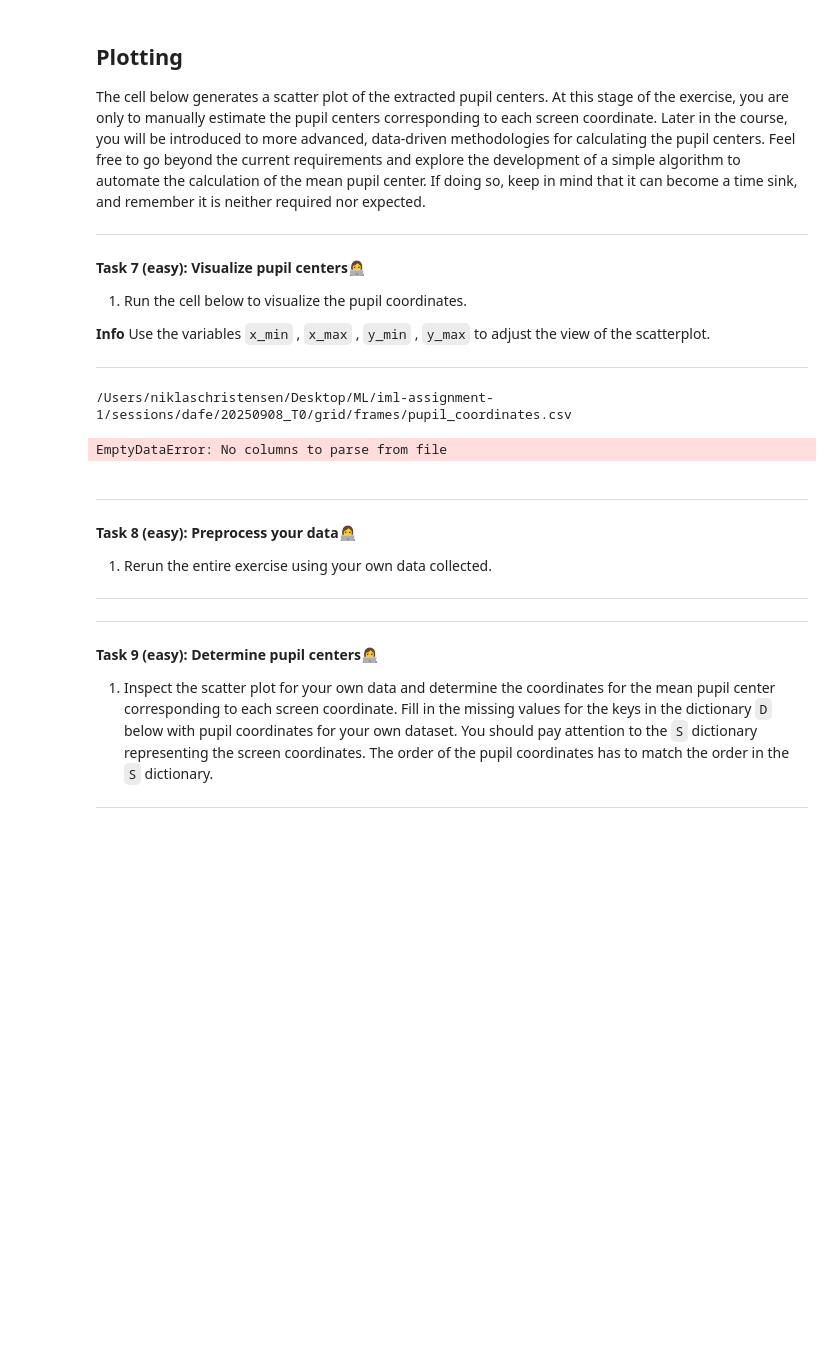
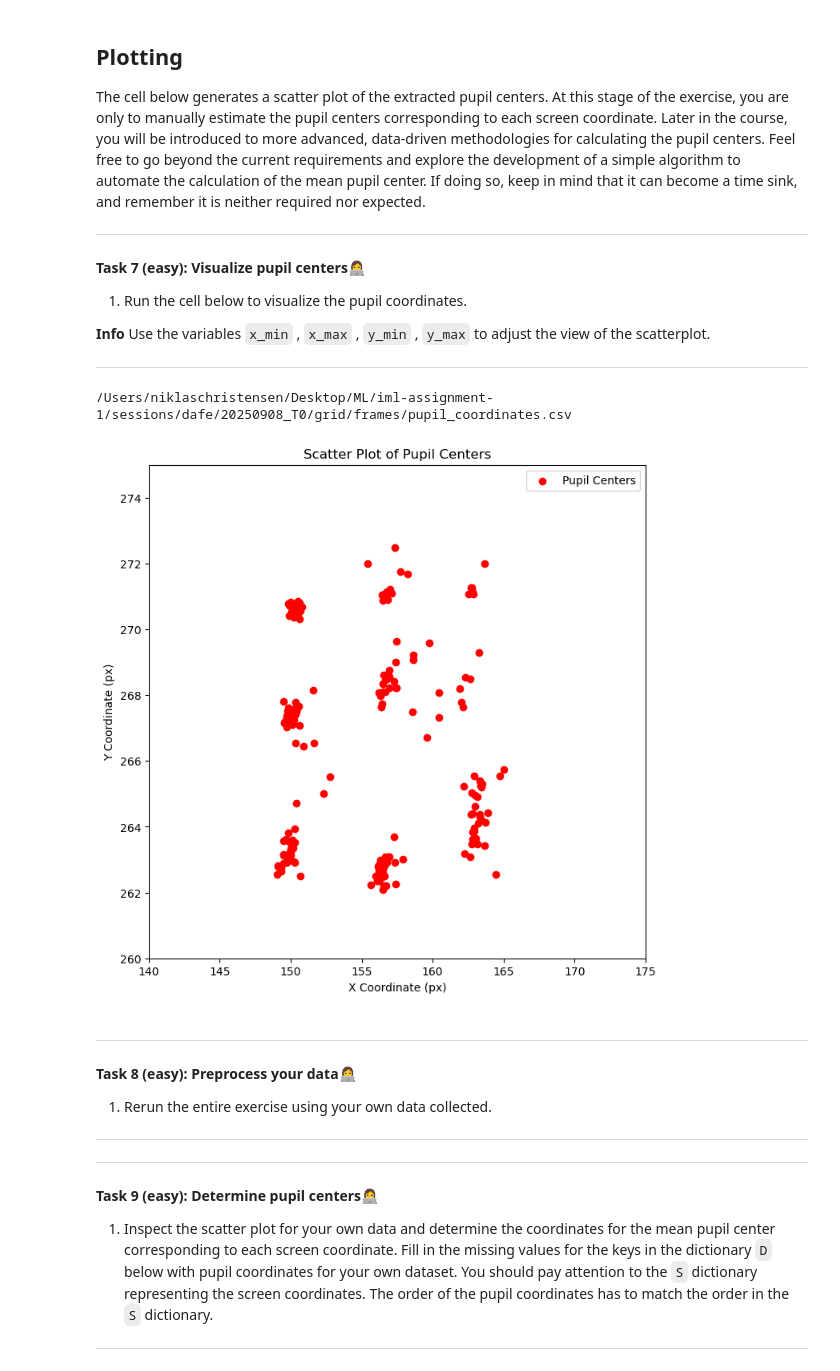
Before and after one commit to davidfeldner/iml-assignment-1, a Jupyter notebook: 01-data-preprocessing.ipynb, the cells around one changed output. Drawn from its saved outputs; the diff is of its cells as text; code cells hidden in the pictures; blank space fills up the shorter version.

Commit message:
use our data again

```diff
--- a/01-data-preprocessing.ipynb
+++ b/01-data-preprocessing.ipynb
@@ -136,11 +136,11 @@ folder on Onedrive, and paste it in the folder `sessions`
 folder_name = 'dafe'
 trial = '20250908_T0'
 pattern = 'grid'
-
+'''
 folder_name = 'test_subject_1'
 trial = '20250820_T0'
-pattern = 'line'
-
+pattern = 'grid'
+'''
 frames_directory = f"sessions/{folder_name}/{trial}/{pattern}/frames"
 # %% [markdown]
 ## Pupil center coordinate extraction
@@ -430,15 +420,15 @@ Use the variables `x_min`
 # %%
 import matplotlib.pyplot as plt
 import pandas as pd
 csv_file = f"{frames_directory}/pupil_coordinates.csv"
-x_min = 280
-x_max = 330
-y_min = 210
-y_max = 240
+x_min = 140
+x_max = 175
+y_min = 260
+y_max = 275
 iml_util.visualize_pupil_centers(csv_file, pattern, x_min, x_max, y_min, y_max)
 # %% [output]
 /Users/niklaschristensen/Desktop/ML/iml-assignment-1/sessions/dafe/20250908_T0/grid/frames/pupil_coordinates.csv
-EmptyDataError: No columns to parse from file
+[figure, added]
 # %% [markdown]
 
 ---
```
Also changed, not shown: parts of 3 cells of this notebook.
